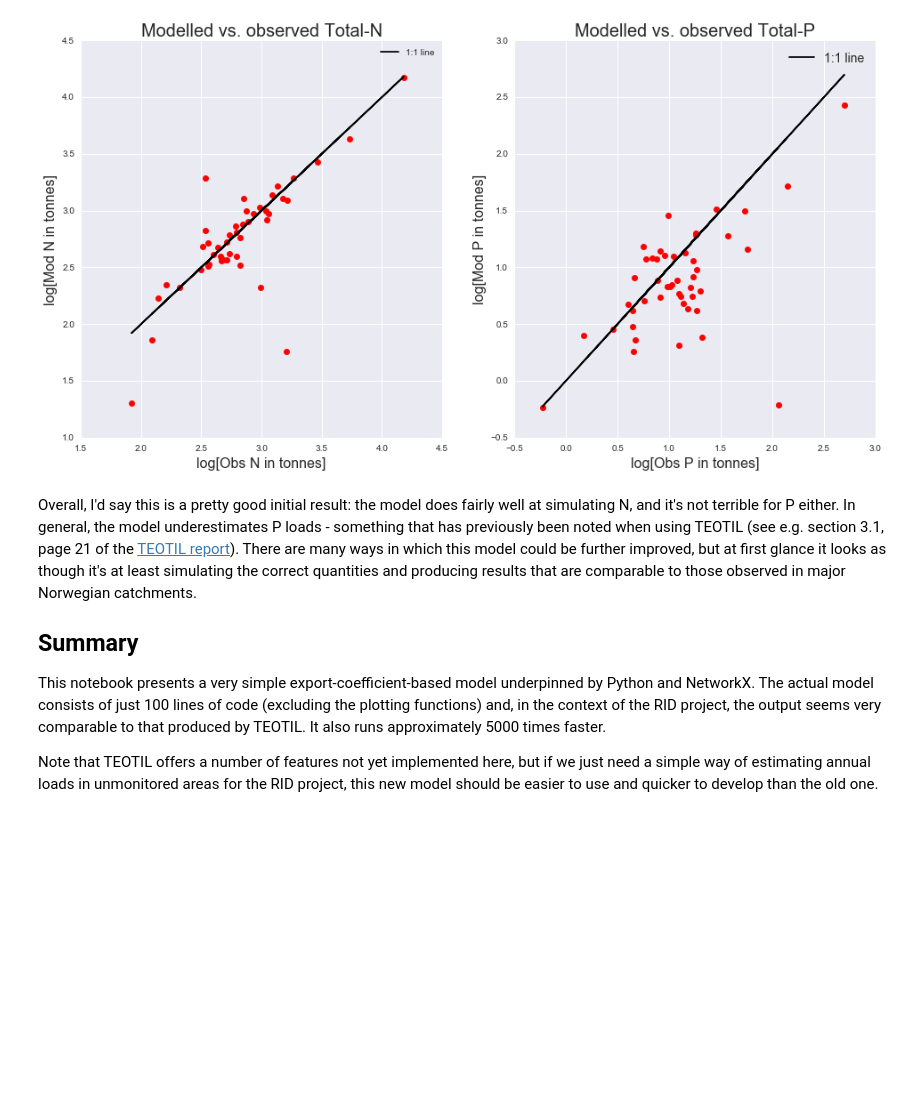
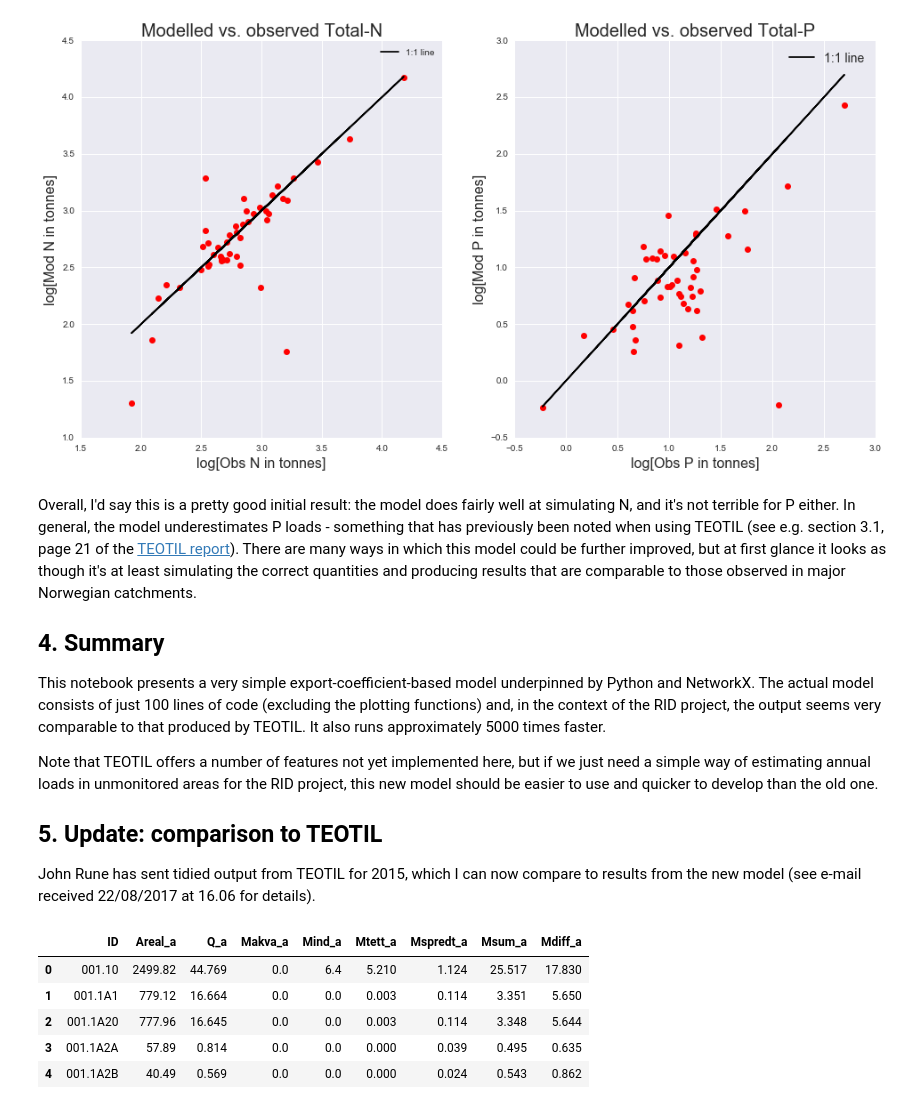
Before and after one commit to JamesSample/rid, a Jupyter notebook: notebooks/nope_model.ipynb, the cells around one changed output. Drawn from its saved outputs; the diff is of its cells as text; code cells hidden in the pictures; blank space fills up the shorter version.

```diff
--- a/notebooks/nope_model.ipynb
+++ b/notebooks/nope_model.ipynb
@@ -205,8 +205,36 @@ plt.show()
 # %% [markdown]
 Overall, I'd say this is a pretty good initial result: the model does fairly well at simulating N, and it's not terrible for P either. In general, the model underestimates P loads - something that has previously been noted when using TEOTIL (see e.g. section 3.1, page 21 of the [TEOTIL report](https://brage.bibsys.no/xmlui/bitstream/handle/11250/214825/5914-2010_72dpi.pdf?sequence=1&isAllowed=y)). There are many ways in which this model could be further improved, but at first glance it looks as though it's at least simulating the correct quantities and producing results that are comparable to those observed in major Norwegian catchments.
 
-## Summary
+## 4. Summary
 
 This notebook presents a very simple export-coefficient-based model underpinned by Python and NetworkX. The actual model consists of just 100 lines of code (excluding the plotting functions) and, in the context of the RID project, the output seems very comparable to that produced by TEOTIL. It also runs approximately 5000 times faster.
 
 Note that TEOTIL offers a number of features not yet implemented here, but if we just need a simple way of estimating annual loads in unmonitored areas for the RID project, this new model should be easier to use and quicker to develop than the old one.
+
+## 5. Update: comparison to TEOTIL
+
+John Rune has sent tidied output from TEOTIL for 2015, which I can now compare to results from the new model (see e-mail received 22/08/2017 at 16.06 for details).
+# %%
+# Read accumulated TEOTIL output
+in_txt = (r'C:\Data\James_Work\Staff\Oeyvind_K\Elveovervakingsprogrammet'
+          r'\NOPE\TEOTIL_Output_2015\P_a_2015.txt')
+teo_ac = pd.read_csv(in_txt, delim_whitespace=True)
+
+# Sum diffuse
+teo_ac['Mdiff_a'] = (teo_ac[u'Mjordbr_a'] + teo_ac['Mnatur_a'] +
+                     teo_ac['Mfjell_a'] + teo_ac['Mskog_a'] +
+                     teo_ac['Minnsjo_a'] + teo_ac['Mbebygd_a'])
+
+# Get col of interest
+t_cols = ['ID', 'Areal_a', 'Q_a', 'Makva_a', 'Mind_a', 'Mtett_a',
+          'Mspredt_a', 'Msum_a', 'Mdiff_a']
+teo_ac = teo_ac[t_cols]
+
+teo_ac.head()
+# %% [output]
+|  | ID | Areal_a | Q_a | Makva_a | Mind_a | Mtett_a | Mspredt_a | Msum_a | Mdiff_a |
+| 0 | 001.10 | 2499.82 | 44.769 | 0.0 | 6.4 | 5.210 | 1.124 | 25.517 | 17.830 |
+| 1 | 001.1A1 | 779.12 | 16.664 | 0.0 | 0.0 | 0.003 | 0.114 | 3.351 | 5.650 |
+| 2 | 001.1A20 | 777.96 | 16.645 | 0.0 | 0.0 | 0.003 | 0.114 | 3.348 | 5.644 |
+| 3 | 001.1A2A | 57.89 | 0.814 | 0.0 | 0.0 | 0.000 | 0.039 | 0.495 | 0.635 |
+| 4 | 001.1A2B | 40.49 | 0.569 | 0.0 | 0.0 | 0.000 | 0.024 | 0.543 | 0.862 |
```
Also changed, not shown: parts of 2 cells of this notebook.
